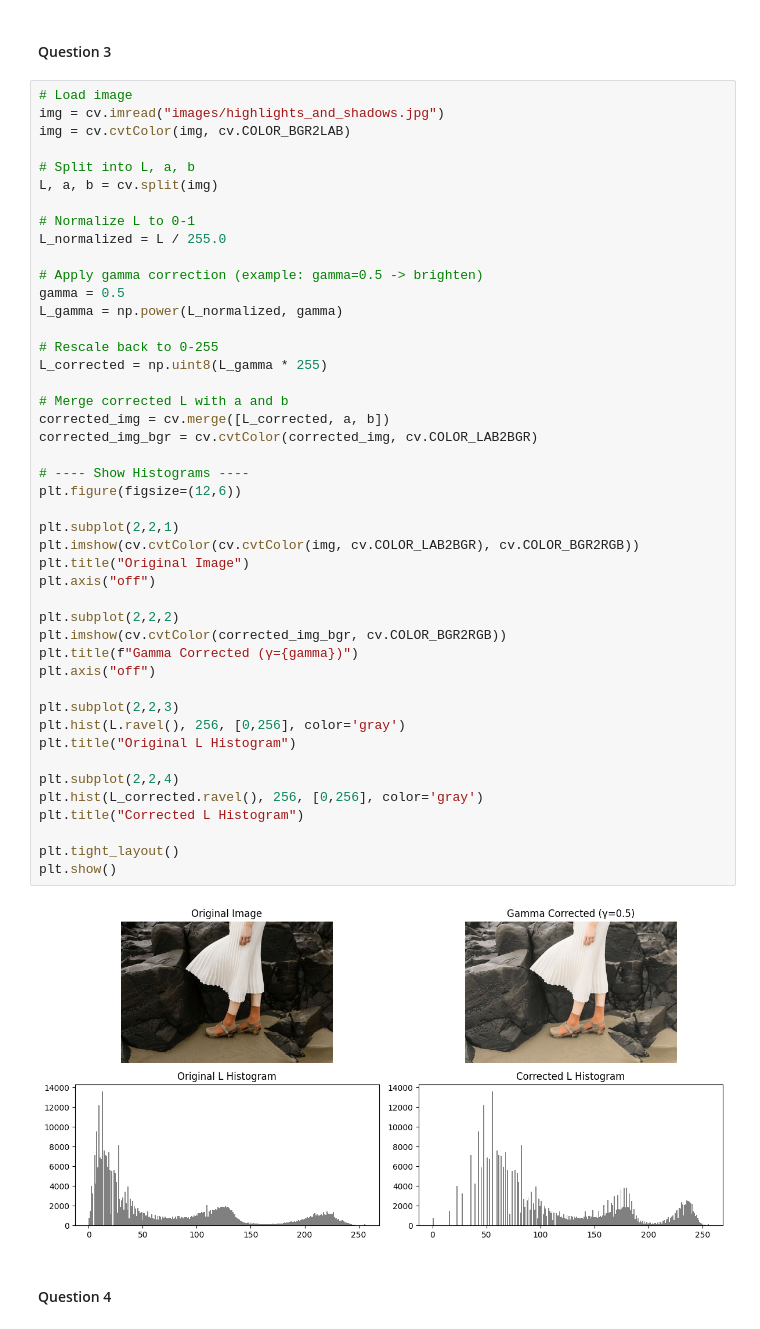
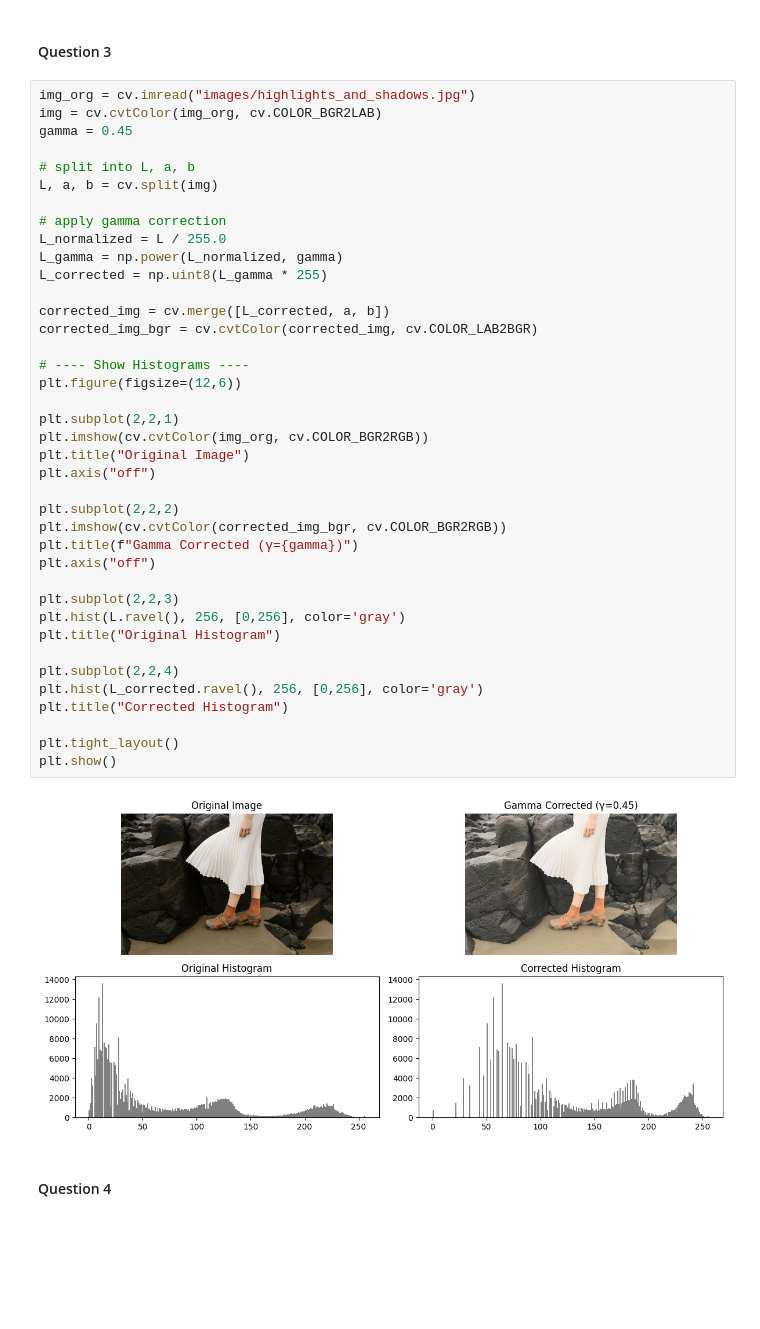
Before and after one commit to pramodiperera/IT5437, a Jupyter notebook: code.ipynb, the cells around one changed output. Cells and saved outputs as stored; diff of their text form; blank space fills up the shorter version.

```diff
--- a/code.ipynb
+++ b/code.ipynb
@@ -113,52 +118,46 @@ plt.show()
 # %% [markdown]
 #### Question 3
 # %%
-# Load image
-img = cv.imread("images/highlights_and_shadows.jpg")
-img = cv.cvtColor(img, cv.COLOR_BGR2LAB)
+img_org = cv.imread("images/highlights_and_shadows.jpg")
+img = cv.cvtColor(img_org, cv.COLOR_BGR2LAB)
+gamma = 0.45
 
-# Split into L, a, b
+# split into L, a, b
 L, a, b = cv.split(img)
 
-# Normalize L to 0-1
+# apply gamma correction
 L_normalized = L / 255.0
-
-# Apply gamma correction (example: gamma=0.5 -> brighten)
-gamma = 0.5
 L_gamma = np.power(L_normalized, gamma)
-
-# Rescale back to 0-255
 L_corrected = np.uint8(L_gamma * 255)
 
-# Merge corrected L with a and b
 corrected_img = cv.merge([L_corrected, a, b])
 corrected_img_bgr = cv.cvtColor(corrected_img, cv.COLOR_LAB2BGR)
 
 # ---- Show Histograms ----
 plt.figure(figsize=(12,6))
 
 plt.subplot(2,2,1)
-plt.imshow(cv.cvtColor(cv.cvtColor(img, cv.COLOR_LAB2BGR), cv.COLOR_BGR2RGB))
+plt.imshow(cv.cvtColor(img_org, cv.COLOR_BGR2RGB))
 plt.title("Original Image")
 plt.axis("off")
 
 plt.subplot(2,2,2)
 plt.imshow(cv.cvtColor(corrected_img_bgr, cv.COLOR_BGR2RGB))
 plt.title(f"Gamma Corrected (γ={gamma})")
 plt.axis("off")
 
 plt.subplot(2,2,3)
 plt.hist(L.ravel(), 256, [0,256], color='gray')
-plt.title("Original L Histogram")
+plt.title("Original Histogram")
 
 plt.subplot(2,2,4)
 plt.hist(L_corrected.ravel(), 256, [0,256], color='gray')
-plt.title("Corrected L Histogram")
+plt.title("Corrected Histogram")
 
 plt.tight_layout()
 plt.show()
 # %% [output]
-[figure, old version]
+[figure, new version]
 # %% [markdown]
 #### Question 4
 # %% [markdown]
```
Also changed, not shown: parts of 2 cells of this notebook.
